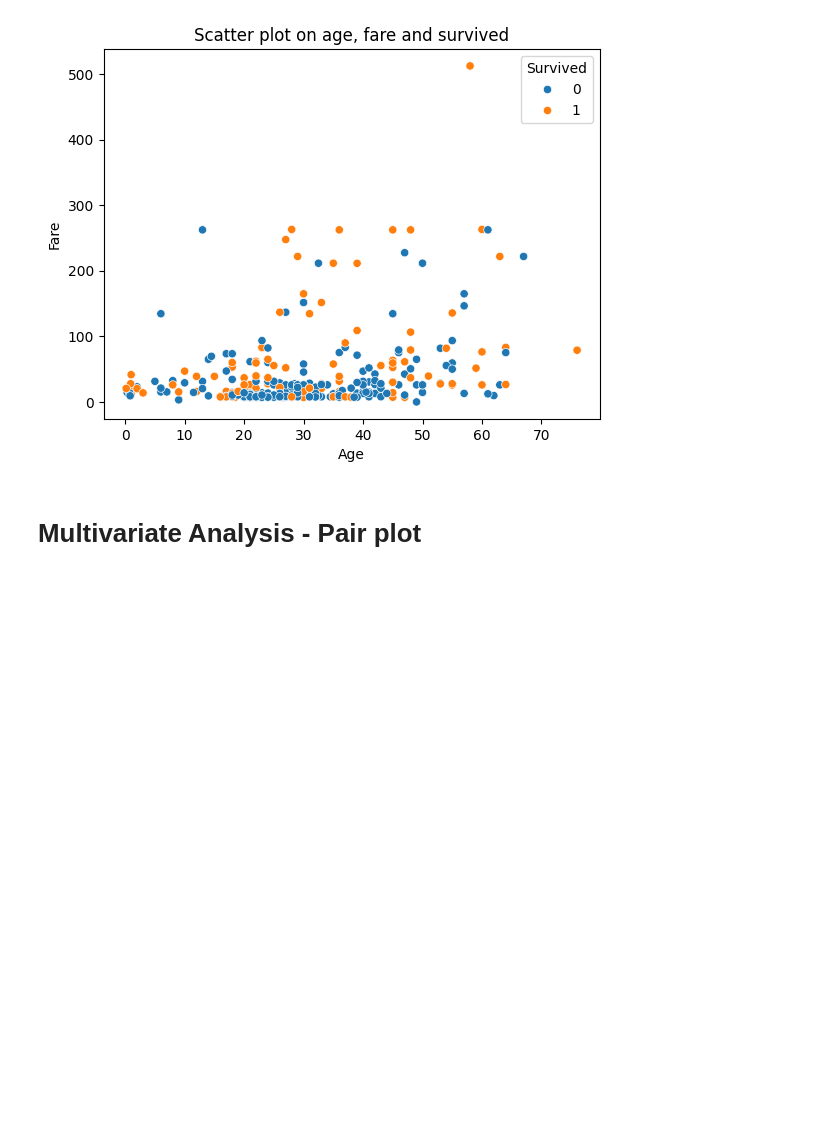
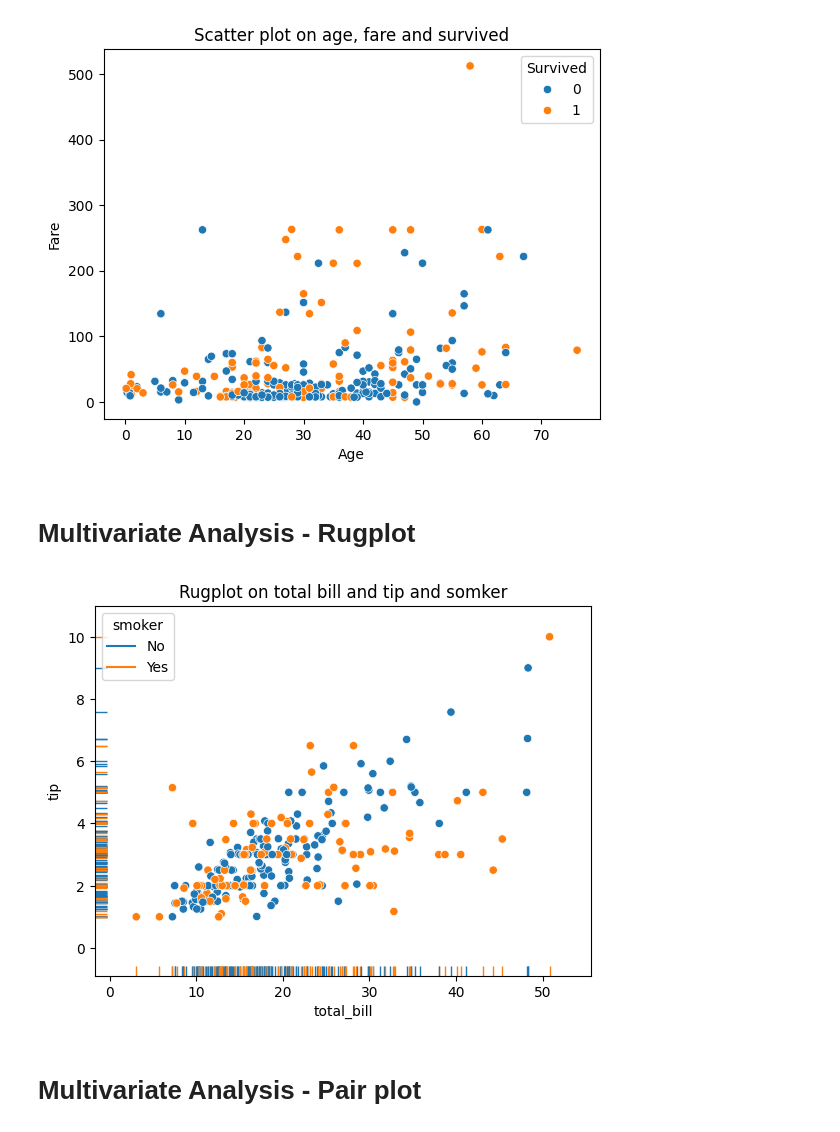
Before and after one commit to mahabubmamun/Machine-Learning, a Jupyter notebook: Univariate_Bivariate_Multivariate_Analysis.ipynb, the cells around one changed output. Cells and saved outputs as stored; diff of their text form; code cells hidden in the pictures; blank space fills up the shorter version.

```diff
--- a/Univariate_Bivariate_Multivariate_Analysis.ipynb
+++ b/Univariate_Bivariate_Multivariate_Analysis.ipynb
@@ -306,6 +316,15 @@ plt.title('Scatter plot on age, fare and survived')
 plt.show()
 # %% [output]
 [figure]
+# %% [markdown]
+# Multivariate Analysis - Rugplot
+# %%
+sns.scatterplot(data = df_bill, x = 'total_bill', y = 'tip', hue = 'smoker')
+sns.rugplot(data = df_bill, x = 'total_bill', y = 'tip', hue = 'smoker')
+plt.title('Rugplot on total bill and tip and somker')
+plt.show()
+# %% [output]
+[figure, added]
 # %% [markdown]
 # Multivariate Analysis - Pair plot
 # %%
```
Also changed, not shown: parts of 18 cells of this notebook.
